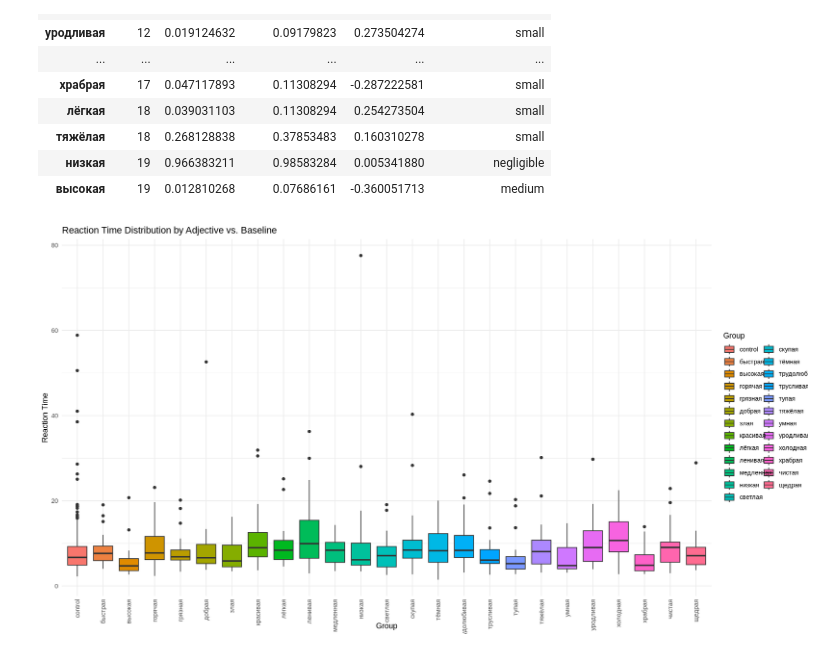
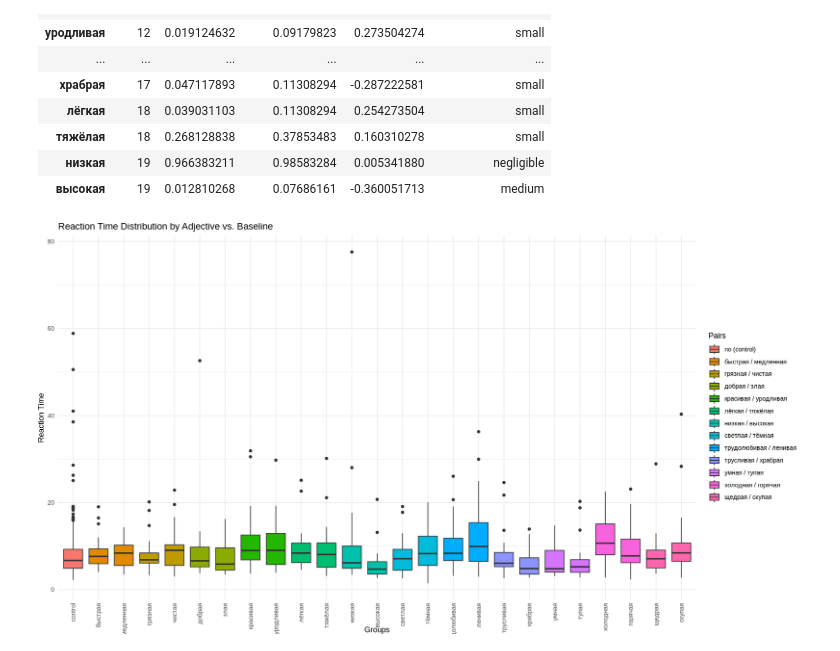
Before and after one commit to KatiaKozlova/stat-project, a Jupyter notebook: stat_project.ipynb, the cells around one changed output. Cells and saved outputs as stored; diff of their text form; code cells hidden in the pictures.

```diff
--- a/stat_project.ipynb
+++ b/stat_project.ipynb
@@ -447,21 +447,35 @@ A data.frame: 24 × 5
 | тяжёлая | 18 | 0.268128838 | 0.37853483 | 0.160310278 | small |
 | низкая | 19 | 0.966383211 | 0.98583284 | 0.005341880 | negligible |
 | высокая | 19 | 0.012810268 | 0.07686161 | -0.360051713 | medium |
+# %%
+# creating explicit names of groups
+
+adjective_groups <- list()
+
+for (gr in unique(groups)) {
+  adj_to_gr <- unique(target_data[target_data$id_item == as.character(gr), ]$adjective)
+  adjective_groups[[as.character(gr)]] <- paste(adj_to_gr, collapse=" / ")
+}
+
+target_data$pairs <- unlist(lapply(target_data$id_item, function (x) adjective_groups[[x]]))
 # %%
 # visualizing
 
 options(repr.plot.width=15, repr.plot.height=8)
 
 plot_data <- rbind(
-  data.frame(Group = 'control', clean_time = baseline_data$clean_time),
-  data.frame(Group = target_data$adjective, clean_time = target_data$clean_time)
+  data.frame(Groups = 'control', clean_time = baseline_data$clean_time, Pairs = 'no (control)'),
+  data.frame(Groups = target_data$adjective, clean_time = target_data$clean_time, Pairs = target_data$pairs)
 )
+plot_data <- plot_data %>%
+  arrange(Pairs) %>%
+  mutate(Groups = factor(Groups, levels = unique(Groups)))
 
-ggplot(plot_data, aes(x = Group, y = clean_time, fill = Group)) +
+ggplot(plot_data, aes(x = Groups, y = clean_time, fill = Pairs)) +
   geom_boxplot() +
   labs(title = 'Reaction Time Distribution by Adjective vs. Baseline',
-       x = 'Group', y = 'Reaction Time') +
+       x = 'Groups', y = 'Reaction Time') +
   theme_minimal() +
-  theme(axis.text.x = element_text(angle = 90, vjust = 0.5, hjust=1))
+  theme(axis.text.x = element_text(angle = 90, vjust = 0.5, hjust=1), plot.margin = margin(r = 2, unit = "cm"))
 # %% [output]
-[figure, old version]
+[figure, new version]
```
